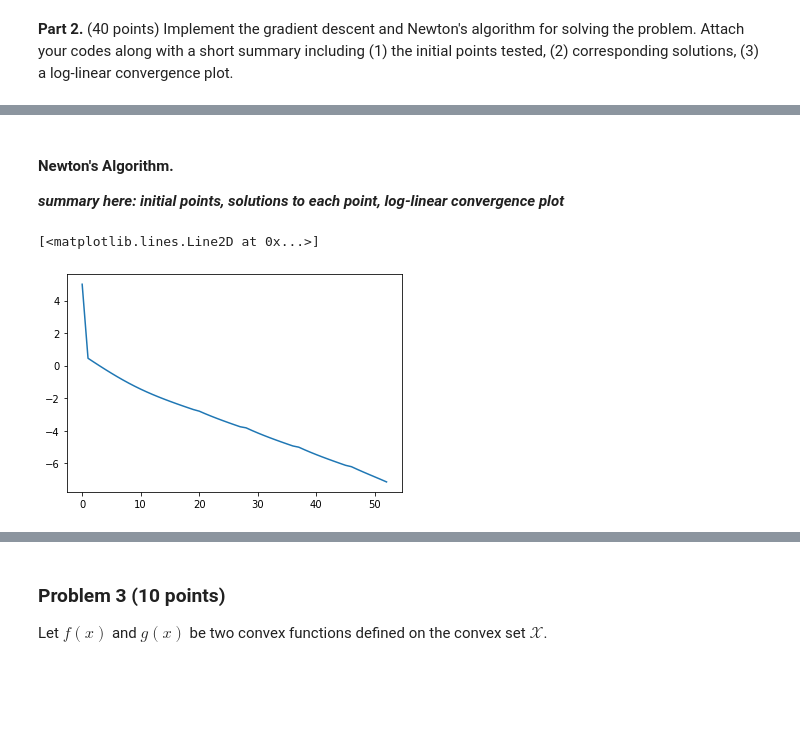
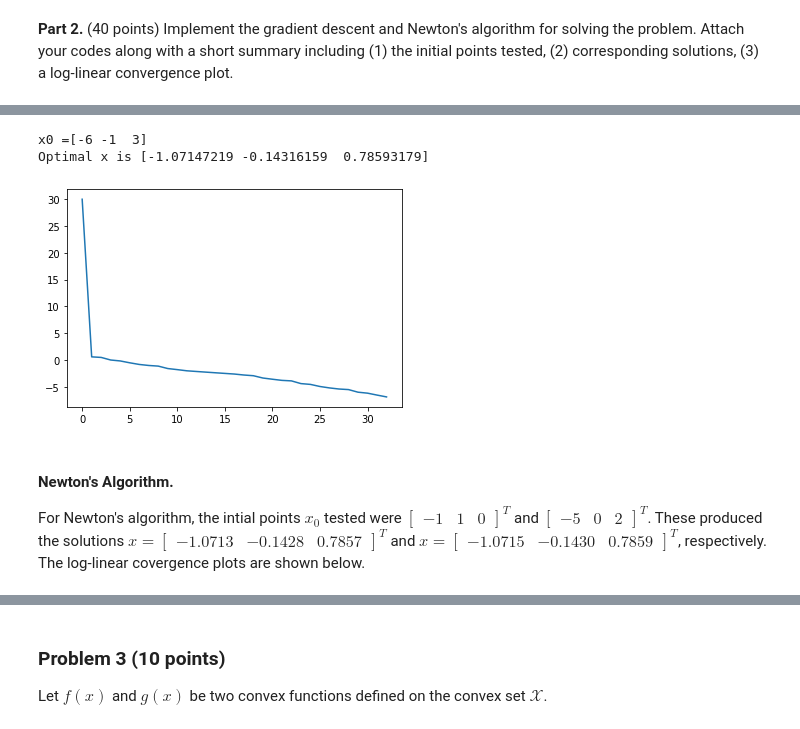
Before and after one commit to daoaaron/Dao-DesignOptimizationF2021, a Jupyter notebook: DAO_598_HW2.ipynb, the cells around one changed output, grey strips where cells are left out. Saved outputs shown, nothing was run; the diff lists cells and outputs as text; code cells hidden in the pictures; blank space fills up the shorter version.

```diff
--- a/DAO_598_HW2.ipynb
+++ b/DAO_598_HW2.ipynb
@@ -100,0 +64,39 @@ plt.plot(f_grad)
+# %%
+import numpy as np
+import matplotlib.pyplot as plt
+import math
+
+objfun= lambda x: ((1-2*x[0]-3*x[1])+1)**2 + (x[0])**2 + (x[1]-1)**2
+grad = lambda x: np.array([10*x[0]+12*x[1]-8, 12*x[0]+20*x[1]-14]) # Note that x2 is x[0] and x3 is x[1]
+f_true=objfun(np.array([-.1429,.7857]))
+
+# AMIJO line search!
+def amijo(x):
+    a=1 # initiate
+    while objfun(x-a*grad(x)) > objfun(x)-a*(.5)*np.matmul(grad(x),grad(x)):
+        a=.5*a
+    return a
+
+# our function!
+def grad_descent(x0):
+    print('x0 ='+str(np.array([(1-2*x0[0]-3*x0[1]), x0[0],x0[1]]))) # just so we know what we're doing.
+    x_solve_grad = [x0]
+    x= x_solve_grad[0]
+    a=.01
+    e=10 # Initialize!
+    f_grad_diff=[objfun(x0)]
+
+    while e > .001:
+        a=amijo(x)
+        x= x - a*grad(x)
+        x_solve_grad.append(x)
+        f_grad_diff.append(math.log(abs(objfun(x)-f_true),10))
+        e = np.linalg.norm(grad(x))
+        #print(e)
+
+    plt.plot(f_grad_diff)
+    print('Optimal x is '+str(np.array([(1-2*x[0]-3*x[1]), x[0],x[1]])))
+
+#%% Time to run.
+x0 = np.array([0, 0]).T # Initial guess.
+grad_descent(x0)
@@ -101,34 +107,10 @@ plt.plot(f_grad)
+# %%
+x0 = np.array([-1, 3]).T # Initial guess.
+grad_descent(x0)
+# %% [output]
+x0 =[-6 -1  3]
+Optimal x is [-1.07147219 -0.14316159  0.78593179]
+[figure, added]
 # %% [markdown]
 #### Newton's Algorithm.
-***summary here: initial points, solutions to each point, log-linear convergence plot***
+For Newton's algorithm, the intial points $x_0$ tested were $\begin{bmatrix}-1&1&0\end{bmatrix}^T$ and $\begin{bmatrix}-5&0&2\end{bmatrix}^T$. These produced the solutions $x=\begin{bmatrix}-1.0713&-0.1428& 0.7857\end{bmatrix}^T$ and $x=\begin{bmatrix}-1.0715 &-0.1430& 0.7859\end{bmatrix}^T$, respectively. The log-linear covergence plots are shown below.
-# %%
-# Newton setup.
-x0 = np.array([0, 0]).T # Initial guess.
-x_solve_newton = [x0]
-x= x_solve_newton[0]
-a=.01
-e=10 # Initialize!
-f_newton=[objfun(x0)]
-H=np.array([[10, 12],[12,20]])
-
-# Let's use an AMIJO line search
-def amijo(x):
-    a=1 # initiate
-    while objfun(x-a*grad(x)) > objfun(x)-a*(.5)*np.matmul(grad(x),np.matmul(np.linalg.inv(H),grad(x))):
-        a=.5*a
-    return a
-
-
-while e > .001:
-    a=amijo(x)
-    x= x - a*grad(x)
-    f_newton.append(math.log(abs(objfun(x)-f_true),10))
-    x_solve_newton.append(x)
-    e = np.linalg.norm(grad(x))
-    #print(e)
-
-
-plt.plot(f_newton)
-# %% [output]
-[<matplotlib.lines.Line2D at 0x...>]
-[figure, removed]
```
Also changed, not shown: parts of 5 cells of this notebook.
